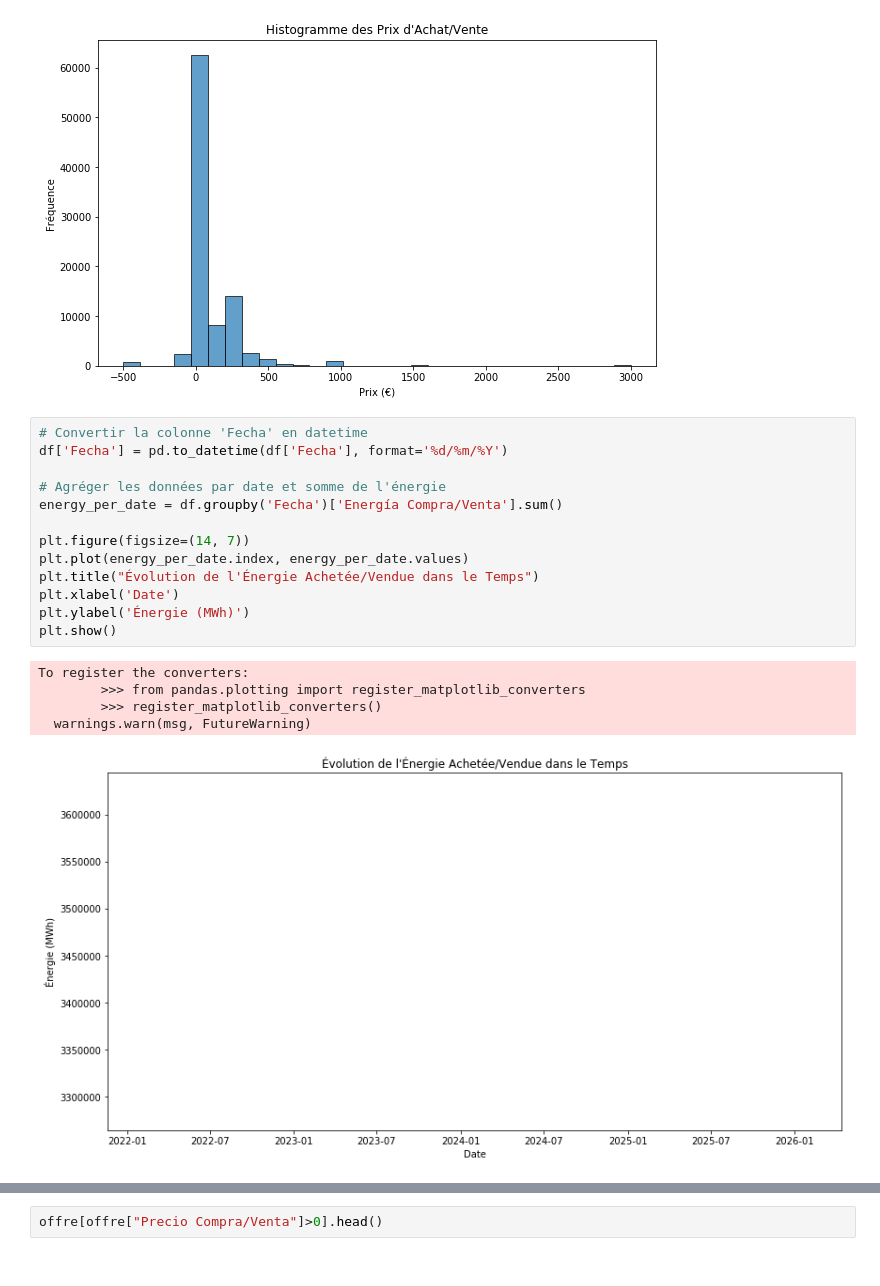
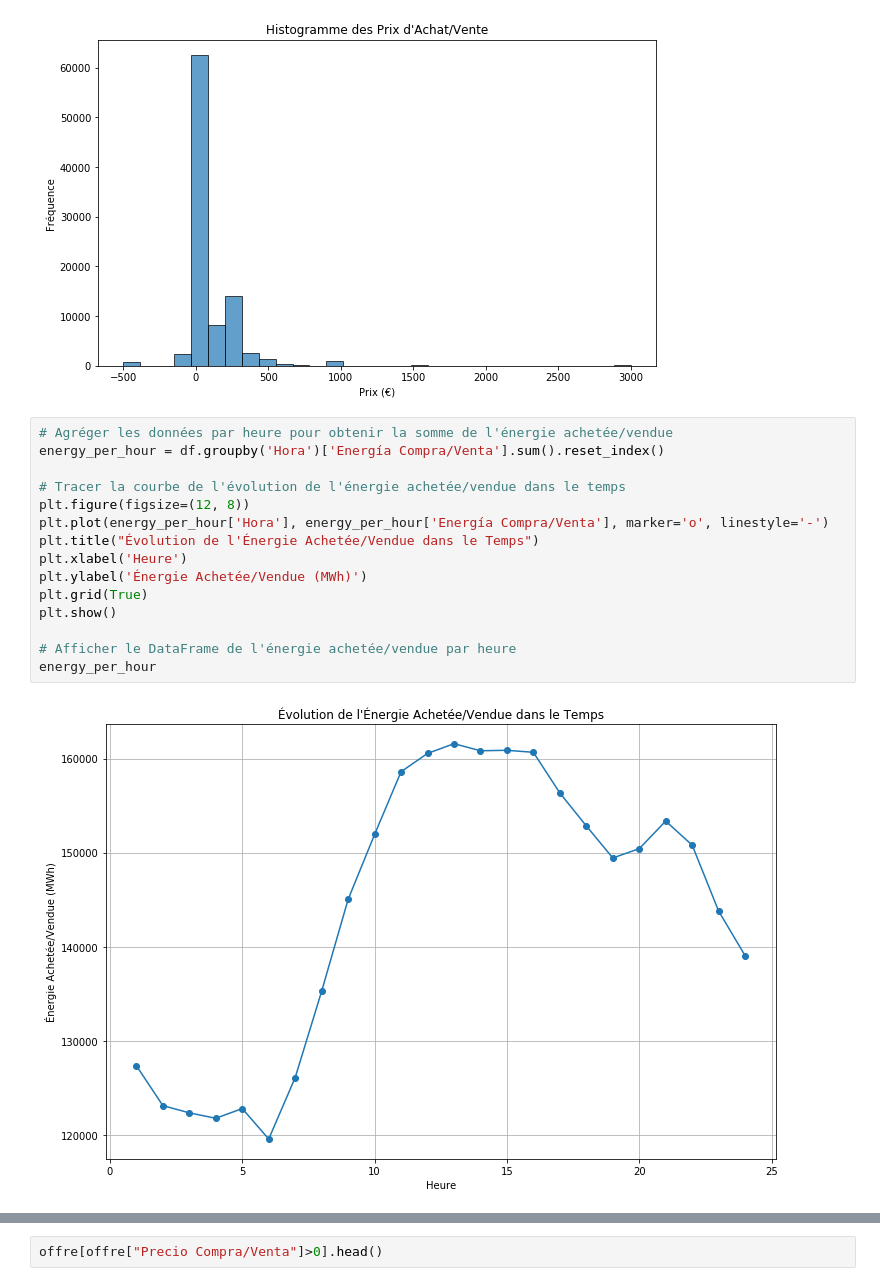
Before and after one commit to joseluissanchezr/analisis_datos, a Jupyter notebook: Grupo_3/visualisation.ipynb, the cells around one changed output, grey strips where cells are left out. Saved outputs shown, nothing was run; the diff lists cells and outputs as text.

Commit message:
translation visualisation notebook

```diff
--- a/Grupo_3/visualisation.ipynb
+++ b/Grupo_3/visualisation.ipynb
@@ -88,21 +71,19 @@ plt.show()
 # %% [output]
 [figure]
 # %%
-# Convertir la colonne 'Fecha' en datetime
-df['Fecha'] = pd.to_datetime(df['Fecha'], format='%d/%m/%Y')
+# Agréger les données par heure pour obtenir la somme de l'énergie achetée/vendue
+energy_per_hour = df.groupby('Hora')['Energía Compra/Venta'].sum().reset_index()
 
-# Agréger les données par date et somme de l'énergie
-energy_per_date = df.groupby('Fecha')['Energía Compra/Venta'].sum()
+# Tracer la courbe de l'évolution de l'énergie achetée/vendue dans le temps
+plt.figure(figsize=(12, 8))
+plt.plot(energy_per_hour['Hora'], energy_per_hour['Energía Compra/Venta'], marker='o', linestyle='-')
+plt.title("Évolution de l'Énergie Achetée/Vendue dans le Temps")
+plt.xlabel('Heure')
+plt.ylabel('Énergie Achetée/Vendue (MWh)')
+plt.grid(True)
+plt.show()
 
-plt.figure(figsize=(14, 7))
-plt.plot(energy_per_date.index, energy_per_date.values)
-plt.title("Évolution de l'Énergie Achetée/Vendue dans le Temps")
-plt.xlabel('Date')
-plt.ylabel('Énergie (MWh)')
-plt.show()
+# Afficher le DataFrame de l'énergie achetée/vendue par heure
+energy_per_hour
 # %% [output]
-To register the converters:
-        >>> from pandas.plotting import register_matplotlib_converters
-        >>> register_matplotlib_converters()
-  warnings.warn(msg, FutureWarning)
-[figure, old version]
+[figure, new version]
```
Also changed, not shown: parts of 8 cells of this notebook, 1 other file.
